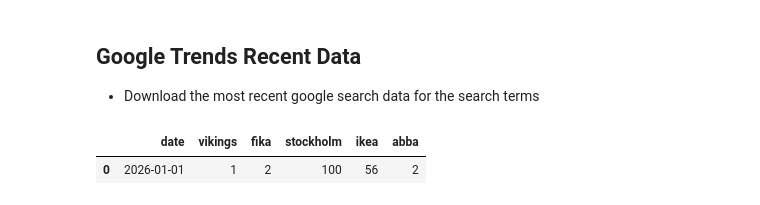
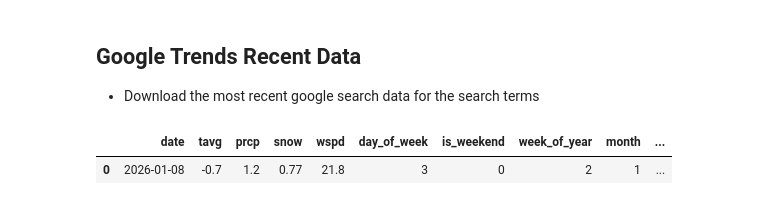
Before and after one commit to astega1/ML_Scale_Project, a Jupyter notebook: pipelines/tourism_feature_pipeline.ipynb, the cells around one changed output. Drawn from its saved outputs; the diff is of its cells as text; code cells hidden in the pictures.

Commit message:
börjat ändringen med feature group till kalender och väder data

```diff
--- a/pipelines/tourism_feature_pipeline.ipynb
+++ b/pipelines/tourism_feature_pipeline.ipynb
@@ -135,19 +141,32 @@ def fetch_google_trends(keywords, start_date, end_date):
     return df
 # %%
-raw_data = fetch_google_trends(KEYWORDS, yesterday, yesterday)
-raw_data = raw_data.drop(columns=["isPartial"])
+se_holidays = holidays.Sweden()
 
-yeserday_data = (
-    raw_data
-    .resample("D")
-    .ffill()
-    .reset_index()
-)
-
-yeserday_data["date"] = pd.to_datetime(yeserday_data["date"]).dt.date
-yeserday_data
+def calendar_features(date):
+    return {
+        "day_of_week": np.int64(date.weekday()),
+        "is_weekend": np.int64(date.weekday() >= 5),
+        "week_of_year": np.int64(date.isocalendar().week),
+        "month": np.int64(date.month),
+        "is_holiday": np.int64(date in se_holidays)
+    }
-# %% [output]
-|  | date | vikings | fika | stockholm | ikea | abba |
-| 0 | 2026-01-01 | 1 | 2 | 100 | 56 | 2 |
+# %%
+weather = fetch_weather_for_date(run_date)
+
+cal = calendar_features(run_date)
+
+features = pd.DataFrame([{
+    "date": run_date,
+    "tavg": weather.loc[0, "tavg"],
+    "prcp": weather.loc[0, "prcp"],
+    "snow": weather.loc[0, "snow"],
+    "wspd": weather.loc[0, "wspd"],
+    **cal
+}])
+
+features
+# %% [output]
+|  | date | tavg | prcp | snow | wspd | day_of_week | is_weekend | week_of_year | month | ... |
+| 0 | 2026-01-08 | -0.7 | 1.2 | 0.77 | 21.8 | 3 | 0 | 2 | 1 | ... |
 # %%
 # Retrieve feature group
```
Also changed, not shown: parts of 8 cells of this notebook, 7 other files.
